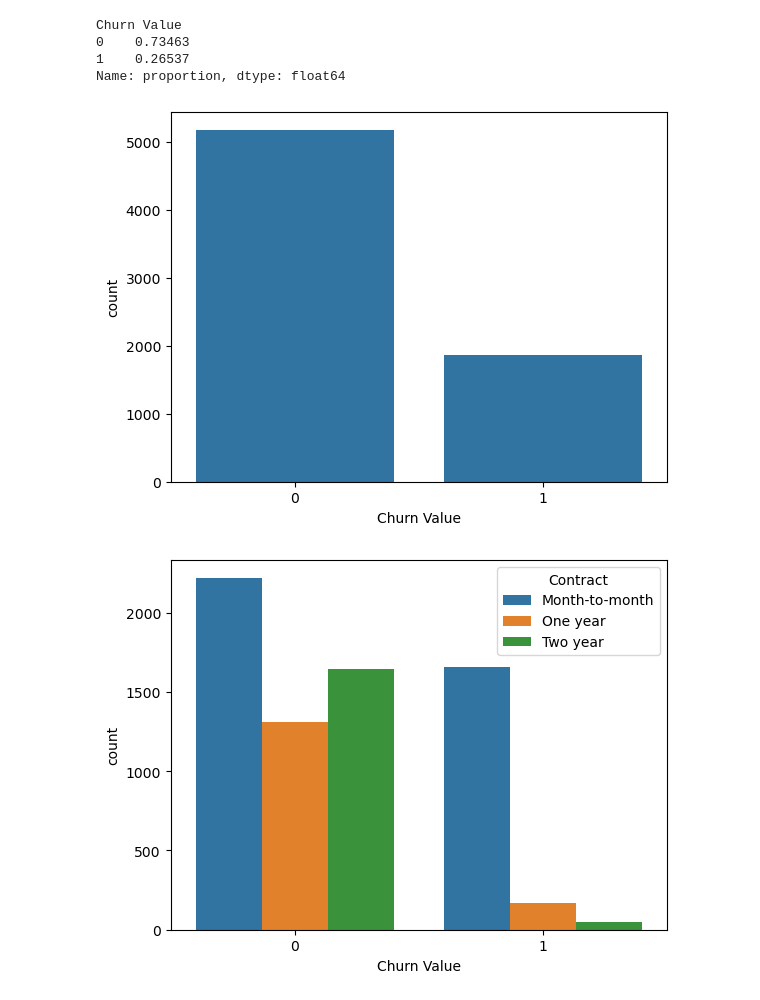
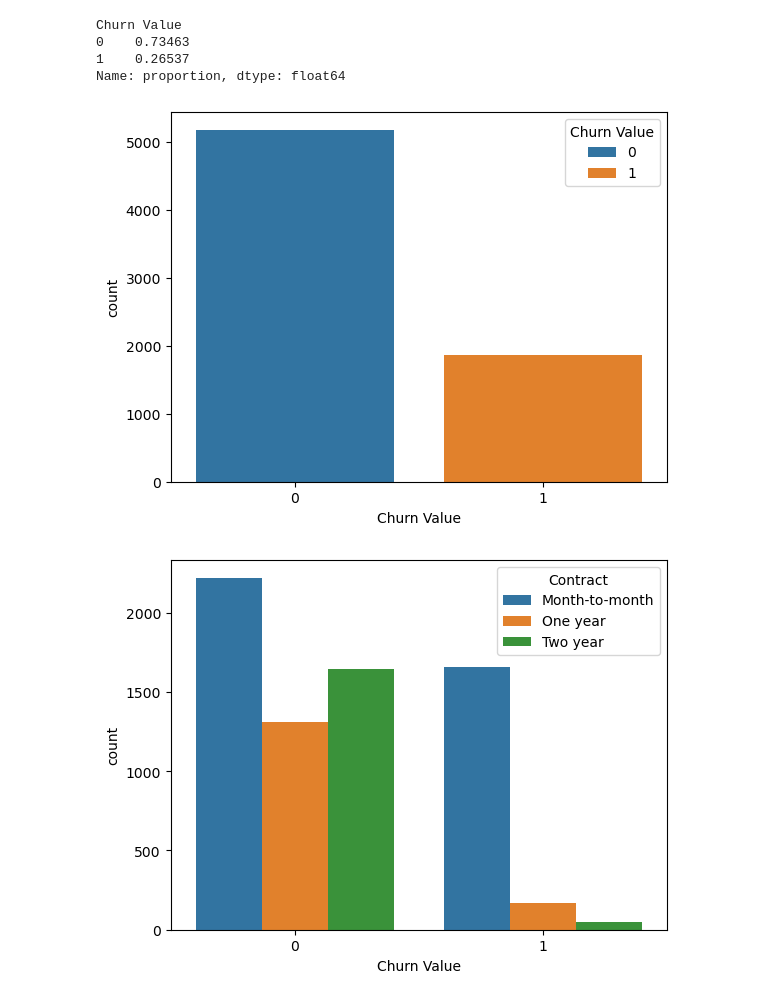
Before and after one commit to nadpierre/telco-churn-classification-project, a Jupyter notebook: DataAnalysisAndModeling.ipynb, the cells around one changed output. Saved outputs shown, nothing was run; the diff lists cells and outputs as text; code cells hidden in the pictures.

Commit message:
regroup data of some string columns

```diff
--- a/DataAnalysisAndModeling.ipynb
+++ b/DataAnalysisAndModeling.ipynb
@@ -253,9 +253,9 @@ Churn Value
 Name: proportion, dtype: float64
 # %%
 # Countplot
-sns.countplot(data=df, x='Churn Value');
+sns.countplot(data=df, x='Churn Value', hue='Churn Value');
 # %% [output]
-[figure, old version]
+[figure, new version]
 # %%
 # Countplot contract type
 sns.countplot(data=df, x='Churn Value', hue='Contract');
```
Also changed, not shown: parts of 18 cells of this notebook.
